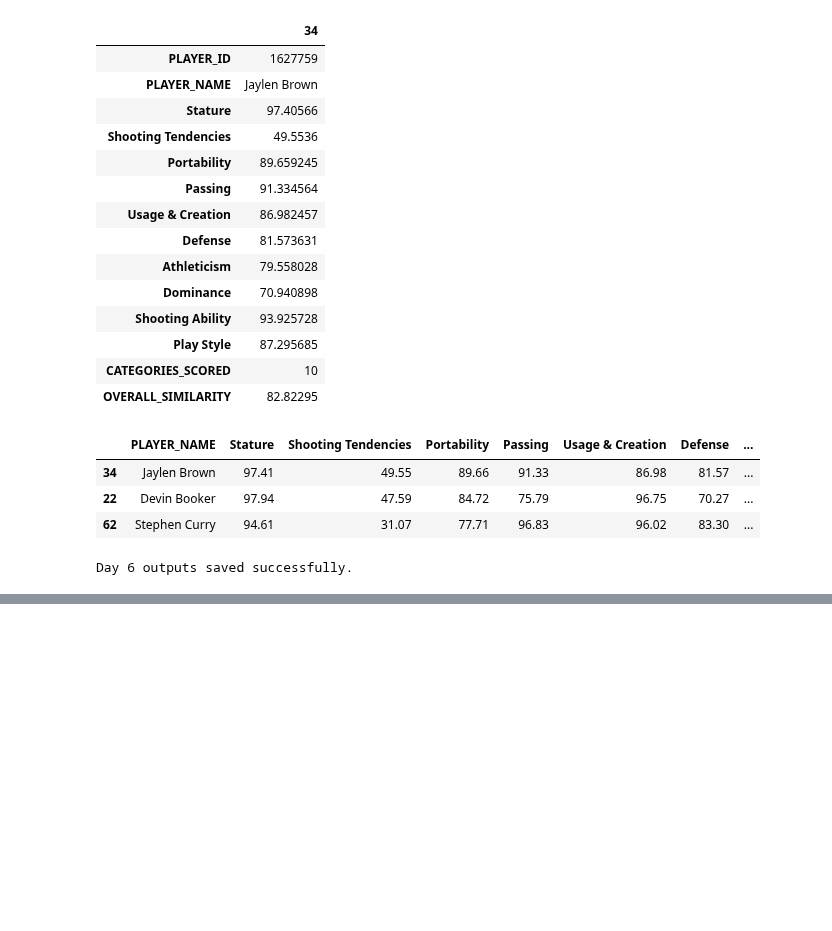
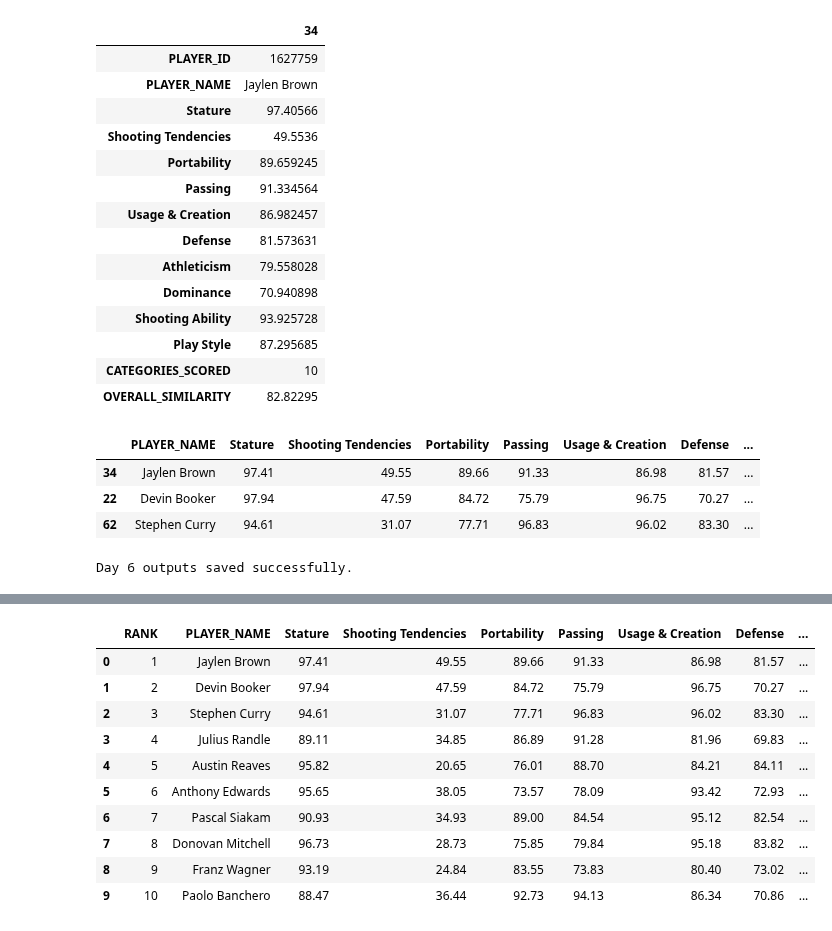
Before and after one commit to bo-aryan/kobe-similarity-analysis, a Jupyter notebook: notebooks/day03_kobe_reference.ipynb, the cells around one changed output, grey strips where cells are left out. Saved outputs shown, nothing was run; the diff lists cells and outputs as text; code cells hidden in the pictures; blank space fills up the shorter version.

```diff
--- a/notebooks/day03_kobe_reference.ipynb
+++ b/notebooks/day03_kobe_reference.ipynb
@@ -2760,0 +2859,18 @@ Day 6 outputs saved successfully.
+# %%
+top10_categories = ranking[
+    ["RANK", "PLAYER_NAME"] + category_cols + ["OVERALL_SIMILARITY"]
+].head(10)
+
+top10_categories.round(2)
+# %% [output]
+|  | RANK | PLAYER_NAME | Stature | Shooting Tendencies | Portability | Passing | Usage & Creation | Defense | ... |
+| 0 | 1 | Jaylen Brown | 97.41 | 49.55 | 89.66 | 91.33 | 86.98 | 81.57 | ... |
+| 1 | 2 | Devin Booker | 97.94 | 47.59 | 84.72 | 75.79 | 96.75 | 70.27 | ... |
+| 2 | 3 | Stephen Curry | 94.61 | 31.07 | 77.71 | 96.83 | 96.02 | 83.30 | ... |
+| 3 | 4 | Julius Randle | 89.11 | 34.85 | 86.89 | 91.28 | 81.96 | 69.83 | ... |
+| 4 | 5 | Austin Reaves | 95.82 | 20.65 | 76.01 | 88.70 | 84.21 | 84.11 | ... |
+| 5 | 6 | Anthony Edwards | 95.65 | 38.05 | 73.57 | 78.09 | 93.42 | 72.93 | ... |
+| 6 | 7 | Pascal Siakam | 90.93 | 34.93 | 89.00 | 84.54 | 95.12 | 82.54 | ... |
+| 7 | 8 | Donovan Mitchell | 96.73 | 28.73 | 75.85 | 79.84 | 95.18 | 83.82 | ... |
+| 8 | 9 | Franz Wagner | 93.19 | 24.84 | 83.55 | 73.83 | 80.40 | 73.02 | ... |
+| 9 | 10 | Paolo Banchero | 88.47 | 36.44 | 92.73 | 94.13 | 86.34 | 70.86 | ... |
```
Also changed, not shown: parts of 8 cells of this notebook, 2 other files.
